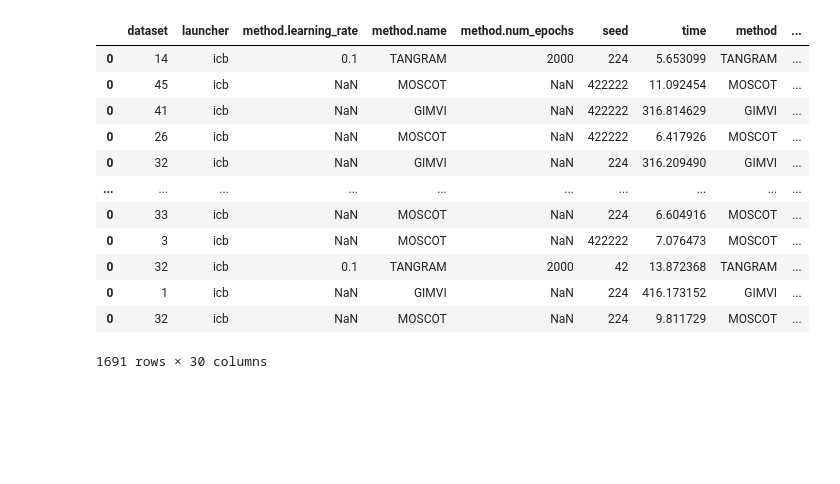
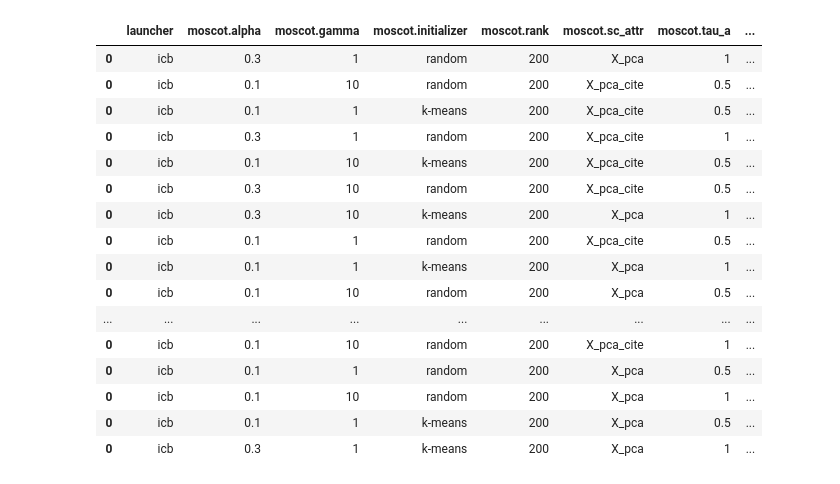
Before and after one commit to theislab/moscot-framework_reproducibility, a Jupyter notebook: notebooks/space/mapping/experiments/analysis.ipynb, the cells around one changed output. Saved outputs shown, nothing was run; the diff lists cells and outputs as text; code cells hidden in the pictures; blank space fills up the shorter version.

```diff
--- a/notebooks/space/mapping/experiments/analysis.ipynb
+++ b/notebooks/space/mapping/experiments/analysis.ipynb
@@ -21,32 +21,36 @@ dataset_ids = [30, 37, 45, 26, 22, 33, 32, 14, 3, 20, 21, 41, 1, 39]
 # %%
 output = Path(
-    "/lustre/groups/ml01/workspace/moscot_paper/benchmarks/space/mapping_methods"
+    "/lustre/groups/ml01/workspace/moscot_paper/mapping/results"
 )
 results = []
 for file in os.listdir(output):
     l = file.split(",")
     params = {}
     if (output / file / "results.csv").is_file():
         for i in l:
             k, v = i.split("=")
             params.update({k: v})
         df = pd.DataFrame(params, index=[0])
         res = pd.read_csv(output / file / "results.csv", index_col=0)
         df = pd.concat([df, res], axis=1)
         results.append(df)
 out = pd.concat(results)
 out
 # %% [output]
-|  | dataset | launcher | method.learning_rate | method.name | method.num_epochs | seed | time | method | ... |
-| 0 | 14 | icb | 0.1 | TANGRAM | 2000 | 224 | 5.653099 | TANGRAM | ... |
-| 0 | 45 | icb | NaN | MOSCOT | NaN | 422222 | 11.092454 | MOSCOT | ... |
-| 0 | 41 | icb | NaN | GIMVI | NaN | 422222 | 316.814629 | GIMVI | ... |
-| 0 | 26 | icb | NaN | MOSCOT | NaN | 422222 | 6.417926 | MOSCOT | ... |
-| 0 | 32 | icb | NaN | GIMVI | NaN | 224 | 316.209490 | GIMVI | ... |
-| ... | ... | ... | ... | ... | ... | ... | ... | ... | ... |
-| 0 | 33 | icb | NaN | MOSCOT | NaN | 224 | 6.604916 | MOSCOT | ... |
-| 0 | 3 | icb | NaN | MOSCOT | NaN | 422222 | 7.076473 | MOSCOT | ... |
-| 0 | 32 | icb | 0.1 | TANGRAM | 2000 | 42 | 13.872368 | TANGRAM | ... |
-| 0 | 1 | icb | NaN | GIMVI | NaN | 224 | 416.173152 | GIMVI | ... |
-| 0 | 32 | icb | NaN | MOSCOT | NaN | 224 | 9.811729 | MOSCOT | ... |
+|  | launcher | moscot.alpha | moscot.gamma | moscot.initializer | moscot.rank | moscot.sc_attr | moscot.tau_a | ... |
+| 0 | icb | 0.3 | 1 | random | 200 | X_pca | 1 | ... |
+| 0 | icb | 0.1 | 10 | random | 200 | X_pca_cite | 0.5 | ... |
+| 0 | icb | 0.1 | 1 | k-means | 200 | X_pca_cite | 0.5 | ... |
+| 0 | icb | 0.3 | 1 | random | 200 | X_pca_cite | 1 | ... |
+| 0 | icb | 0.1 | 10 | k-means | 200 | X_pca_cite | 0.5 | ... |
+| 0 | icb | 0.3 | 10 | random | 200 | X_pca_cite | 0.5 | ... |
+| 0 | icb | 0.3 | 10 | k-means | 200 | X_pca | 1 | ... |
+| 0 | icb | 0.1 | 1 | random | 200 | X_pca_cite | 0.5 | ... |
+| 0 | icb | 0.1 | 1 | k-means | 200 | X_pca | 1 | ... |
+| 0 | icb | 0.1 | 10 | random | 200 | X_pca | 0.5 | ... |
+| ... | ... | ... | ... | ... | ... | ... | ... | ... |
+| 0 | icb | 0.1 | 10 | random | 200 | X_pca_cite | 1 | ... |
+| 0 | icb | 0.1 | 1 | random | 200 | X_pca | 0.5 | ... |
+| 0 | icb | 0.1 | 10 | random | 200 | X_pca | 1 | ... |
+| 0 | icb | 0.1 | 1 | k-means | 200 | X_pca | 0.5 | ... |
+| 0 | icb | 0.3 | 1 | k-means | 200 | X_pca | 1 | ... |
-1691 rows × 30 columns
```
Also changed, not shown: parts of 3 cells of this notebook, 5 other files.
